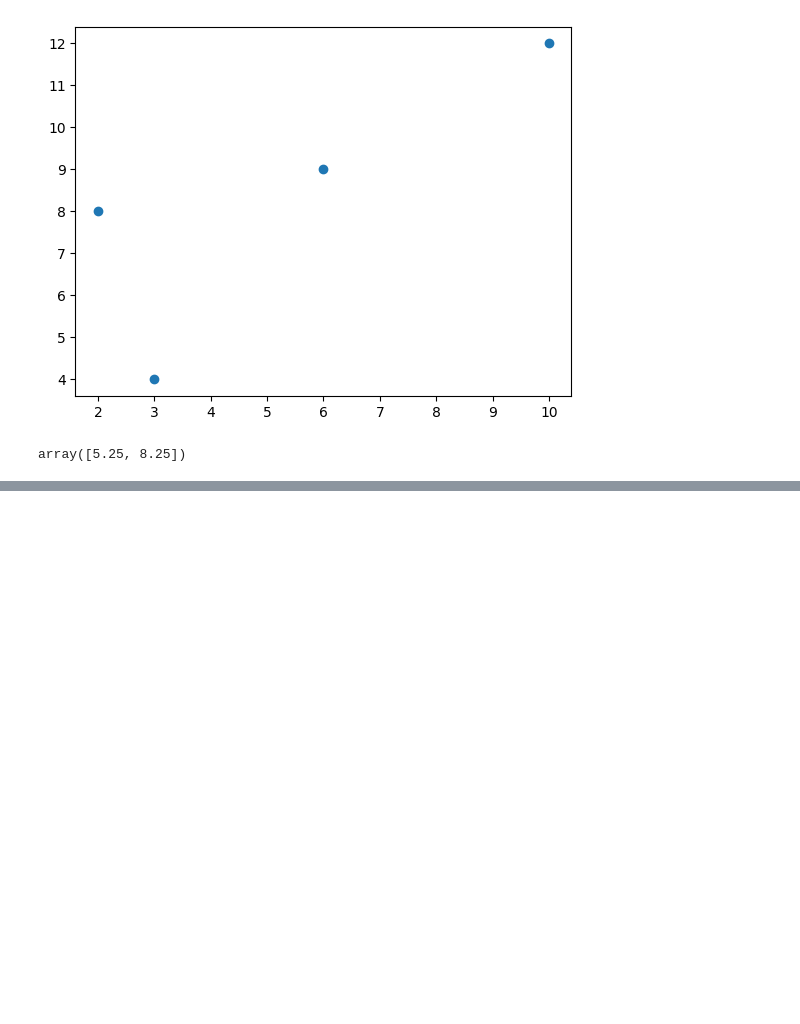
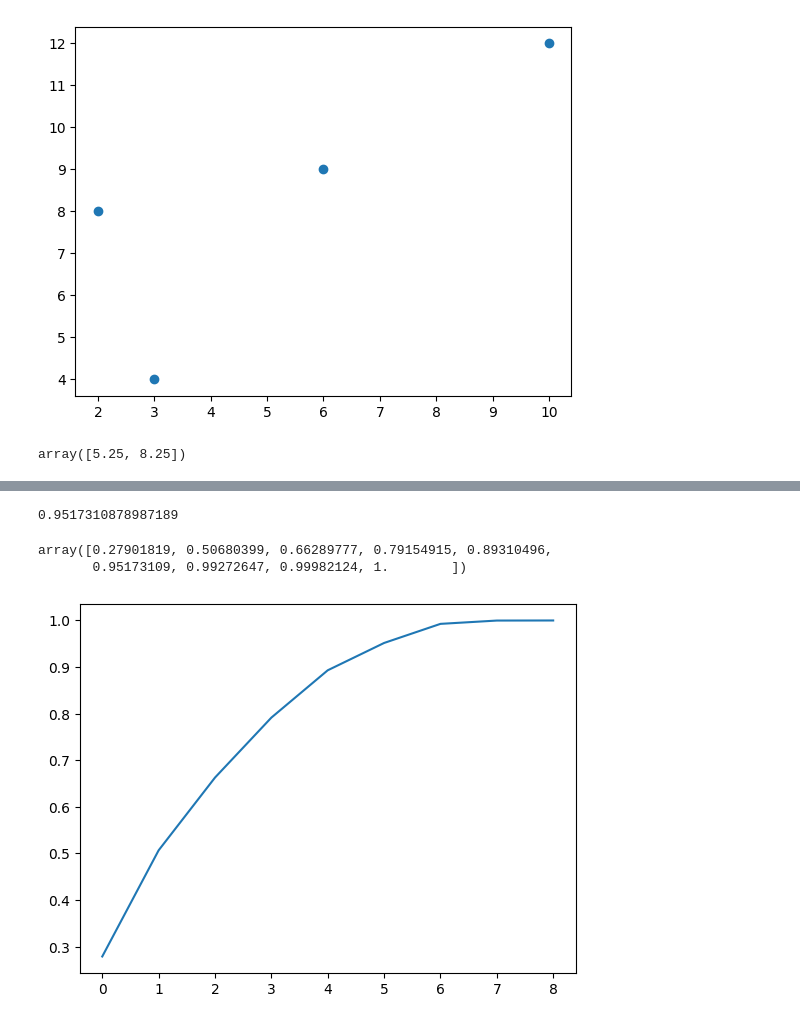
Before and after one commit to shahabas9/Machine_learning, a Jupyter notebook: PCA.ipynb, the cells around one changed output, grey strips where cells are left out. Cells and saved outputs as stored; diff of their text form; code cells hidden in the pictures; blank space fills up the shorter version.

```diff
--- a/PCA.ipynb
+++ b/PCA.ipynb
@@ -36,0 +114,6 @@ covariance=np.cov(standard.T)
+# %%
+scaled_data=std_scaler.fit_transform(df)
+# %%
+pca1=PCA()
+# %%
+pd.DataFrame(pca1.fit_transform(scaled_data))
@@ -36,0 +134,16 @@ covariance=np.cov(standard.T)
+# %%
+sum(sorted(pca1.explained_variance_ratio_,reverse=True)[:6])
+# %% [output]
+0.9517310878987189
+# %%
+var=pca1.explained_variance_ratio_
+# %%
+np.cumsum(var)
+# %% [output]
+array([0.27901819, 0.50680399, 0.66289777, 0.79154915, 0.89310496,
+       0.95173109, 0.99272647, 0.99982124, 1.        ])
+# %%
+plt.plot(np.cumsum(var))
+plt.show()
+# %% [output]
+[figure, added]
```
Also changed, not shown: parts of 15 cells of this notebook.
